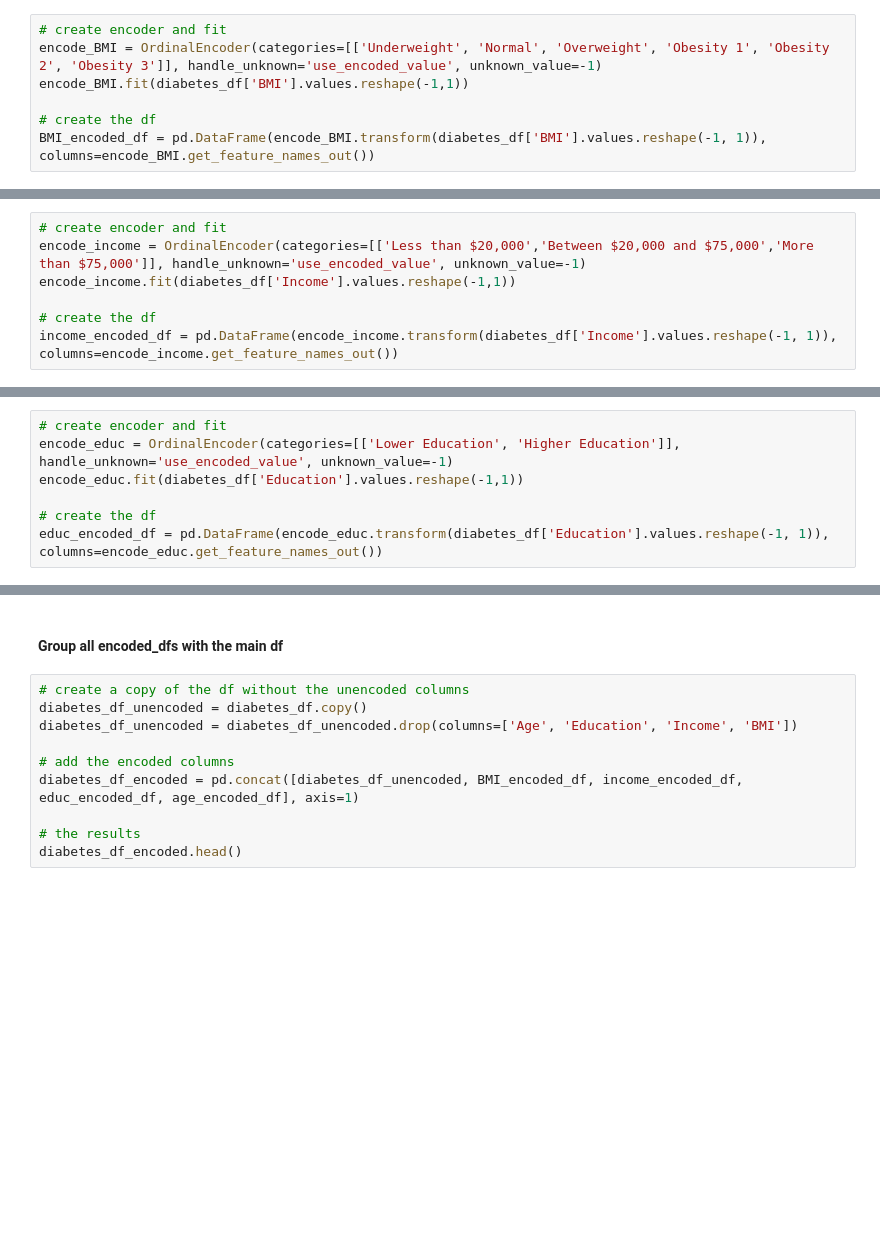
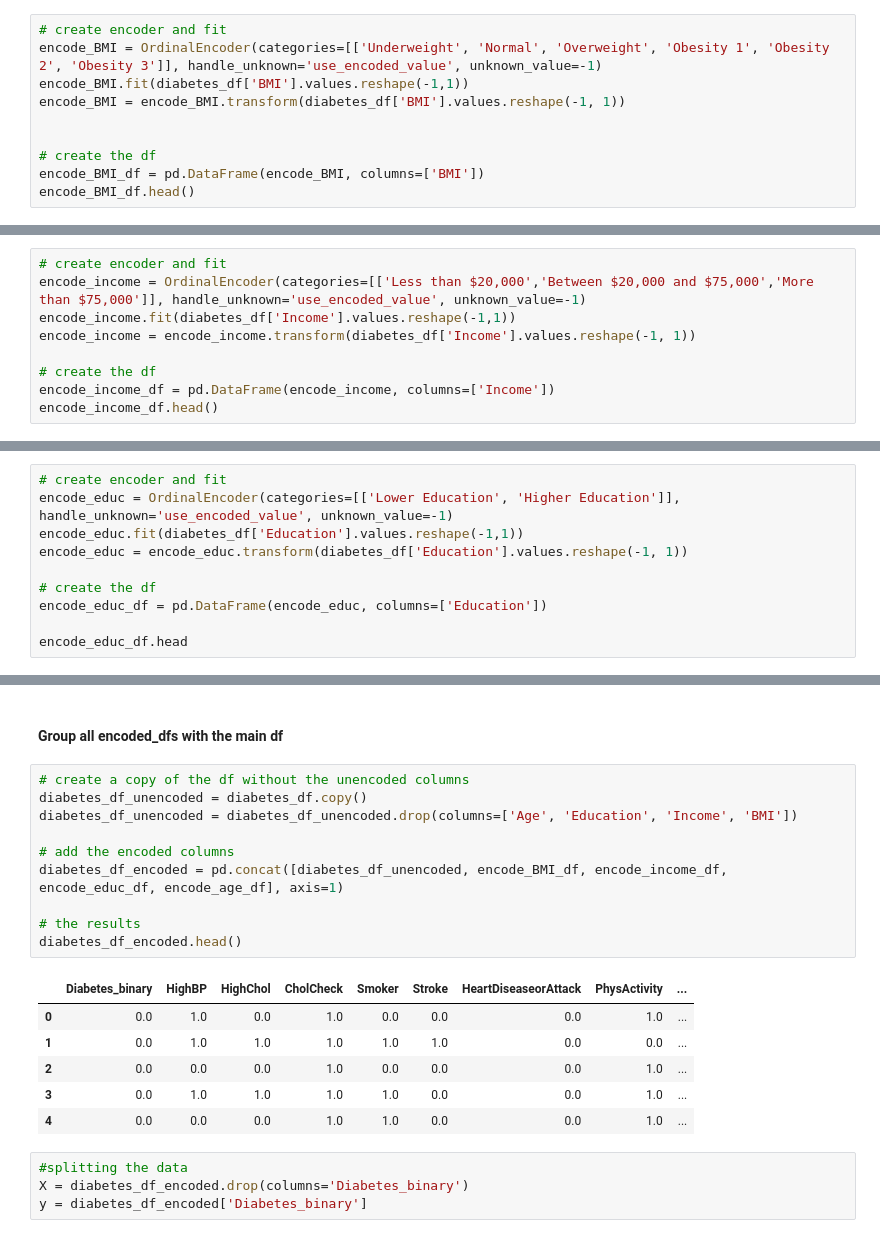
Before and after one commit to yiannisp1822/Project2_Diabetes, a Jupyter notebook: diabetes-prediction-modeling-FINAL.ipynb, the cells around one changed output, grey strips where cells are left out. Cells and saved outputs as stored; diff of their text form; blank space fills up the shorter version.

```diff
--- a/diabetes-prediction-modeling-FINAL.ipynb
+++ b/diabetes-prediction-modeling-FINAL.ipynb
@@ -284,6 +287,9 @@ Name: count, dtype: int64
 # create encoder and fit
 encode_BMI = OrdinalEncoder(categories=[['Underweight', 'Normal', 'Overweight', 'Obesity 1', 'Obesity 2', 'Obesity 3']], handle_unknown='use_encoded_value', unknown_value=-1)
 encode_BMI.fit(diabetes_df['BMI'].values.reshape(-1,1))
+encode_BMI = encode_BMI.transform(diabetes_df['BMI'].values.reshape(-1, 1))
+
 
 # create the df
-BMI_encoded_df = pd.DataFrame(encode_BMI.transform(diabetes_df['BMI'].values.reshape(-1, 1)), columns=encode_BMI.get_feature_names_out())
+encode_BMI_df = pd.DataFrame(encode_BMI, columns=['BMI'])
+encode_BMI_df.head()
@@ -293,6 +306,8 @@ BMI_encoded_df = pd.DataFrame(encode_BMI.transform(diabetes_df['BMI'].values.res
 # create encoder and fit
 encode_income = OrdinalEncoder(categories=[['Less than $20,000','Between $20,000 and $75,000','More than $75,000']], handle_unknown='use_encoded_value', unknown_value=-1)
 encode_income.fit(diabetes_df['Income'].values.reshape(-1,1))
+encode_income = encode_income.transform(diabetes_df['Income'].values.reshape(-1, 1))
 
 # create the df
-income_encoded_df = pd.DataFrame(encode_income.transform(diabetes_df['Income'].values.reshape(-1, 1)), columns=encode_income.get_feature_names_out())
+encode_income_df = pd.DataFrame(encode_income, columns=['Income'])
+encode_income_df.head()
@@ -302,6 +324,9 @@ income_encoded_df = pd.DataFrame(encode_income.transform(diabetes_df['Income'].v
 # create encoder and fit
 encode_educ = OrdinalEncoder(categories=[['Lower Education', 'Higher Education']], handle_unknown='use_encoded_value', unknown_value=-1)
 encode_educ.fit(diabetes_df['Education'].values.reshape(-1,1))
+encode_educ = encode_educ.transform(diabetes_df['Education'].values.reshape(-1, 1))
 
 # create the df
-educ_encoded_df = pd.DataFrame(encode_educ.transform(diabetes_df['Education'].values.reshape(-1, 1)), columns=encode_educ.get_feature_names_out())
+encode_educ_df = pd.DataFrame(encode_educ, columns=['Education'])
+
+encode_educ_df.head
@@ -327,10 +369,21 @@ age_encoded_df.head()
 # %%
 # create a copy of the df without the unencoded columns
 diabetes_df_unencoded = diabetes_df.copy()
 diabetes_df_unencoded = diabetes_df_unencoded.drop(columns=['Age', 'Education', 'Income', 'BMI'])
 
 # add the encoded columns
-diabetes_df_encoded = pd.concat([diabetes_df_unencoded, BMI_encoded_df, income_encoded_df, educ_encoded_df, age_encoded_df], axis=1)
+diabetes_df_encoded = pd.concat([diabetes_df_unencoded, encode_BMI_df, encode_income_df, encode_educ_df, encode_age_df], axis=1)
 
 # the results
 diabetes_df_encoded.head()
+# %% [output]
+|  | Diabetes_binary | HighBP | HighChol | CholCheck | Smoker | Stroke | HeartDiseaseorAttack | PhysActivity | ... |
+| 0 | 0.0 | 1.0 | 0.0 | 1.0 | 0.0 | 0.0 | 0.0 | 1.0 | ... |
+| 1 | 0.0 | 1.0 | 1.0 | 1.0 | 1.0 | 1.0 | 0.0 | 0.0 | ... |
+| 2 | 0.0 | 0.0 | 0.0 | 1.0 | 0.0 | 0.0 | 0.0 | 1.0 | ... |
+| 3 | 0.0 | 1.0 | 1.0 | 1.0 | 1.0 | 0.0 | 0.0 | 1.0 | ... |
+| 4 | 0.0 | 0.0 | 0.0 | 1.0 | 1.0 | 0.0 | 0.0 | 1.0 | ... |
+# %%
+#splitting the data
+X = diabetes_df_encoded.drop(columns='Diabetes_binary')
+y = diabetes_df_encoded['Diabetes_binary']
```
Also changed, not shown: parts of 16 cells of this notebook, 15 other files.
